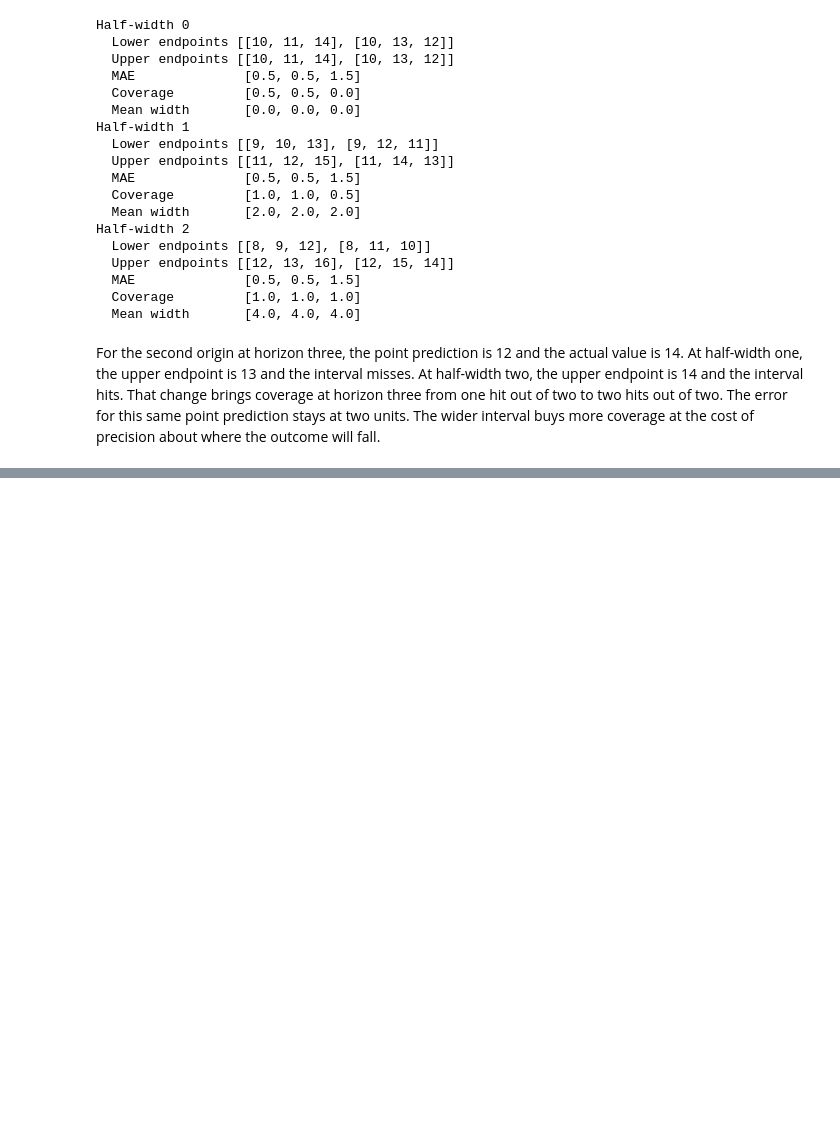
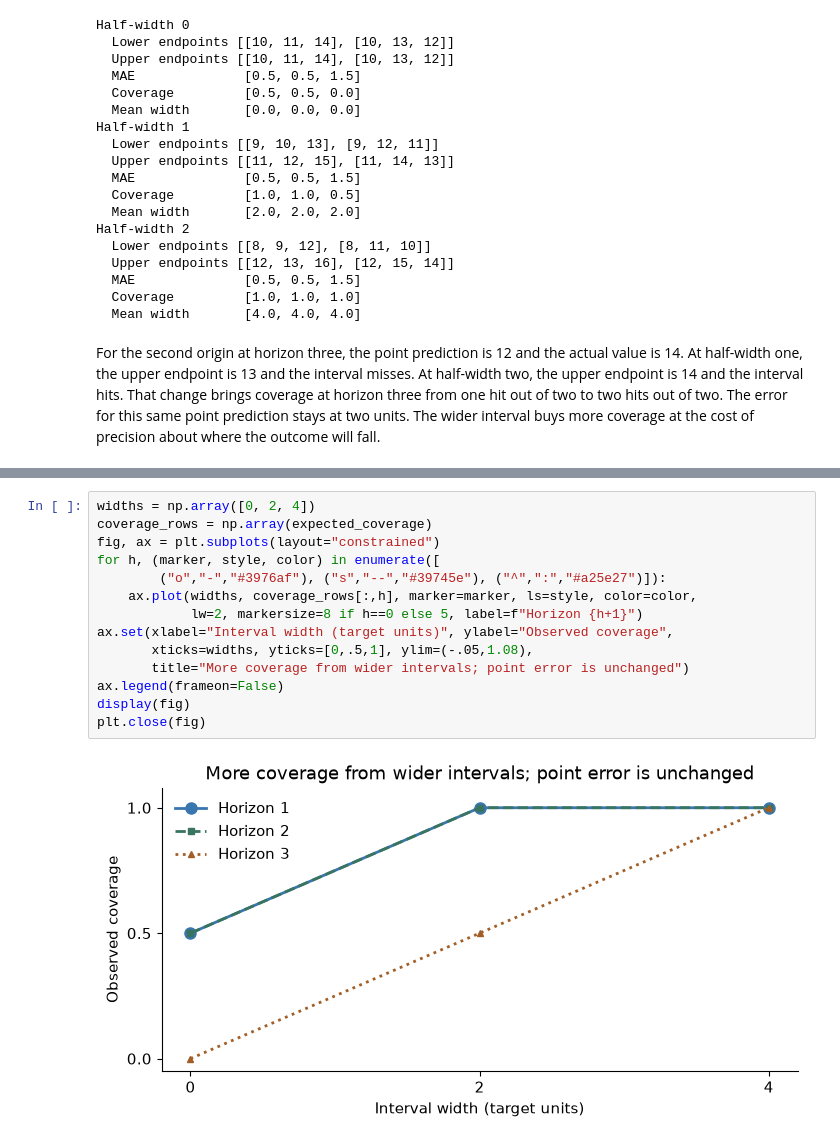
Before and after one commit to jrterven/transformers-book, a Jupyter notebook: solutions/ch27_time_series/python-solutions.ipynb, the cells around one changed output, grey strips where cells are left out. Drawn from its saved outputs; the diff is of its cells as text; blank space fills up the shorter version.

```diff
--- a/solutions/ch27_time_series/python-solutions.ipynb
+++ b/solutions/ch27_time_series/python-solutions.ipynb
@@ -378,0 +526,16 @@ at the cost of precision about where the outcome will fall.
+# %%
+widths = np.array([0, 2, 4])
+coverage_rows = np.array(expected_coverage)
+fig, ax = plt.subplots(layout="constrained")
+for h, (marker, style, color) in enumerate([
+        ("o","-","#3976af"), ("s","--","#39745e"), ("^",":","#a25e27")]):
+    ax.plot(widths, coverage_rows[:,h], marker=marker, ls=style, color=color,
+            lw=2, markersize=8 if h==0 else 5, label=f"Horizon {h+1}")
+ax.set(xlabel="Interval width (target units)", ylabel="Observed coverage",
+       xticks=widths, yticks=[0,.5,1], ylim=(-.05,1.08),
+       title="More coverage from wider intervals; point error is unchanged")
+ax.legend(frameon=False)
+display(fig)
+plt.close(fig)
+# %% [output]
+[figure, added]
```
Also changed, not shown: parts of 23 cells of this notebook, 9 other files.
